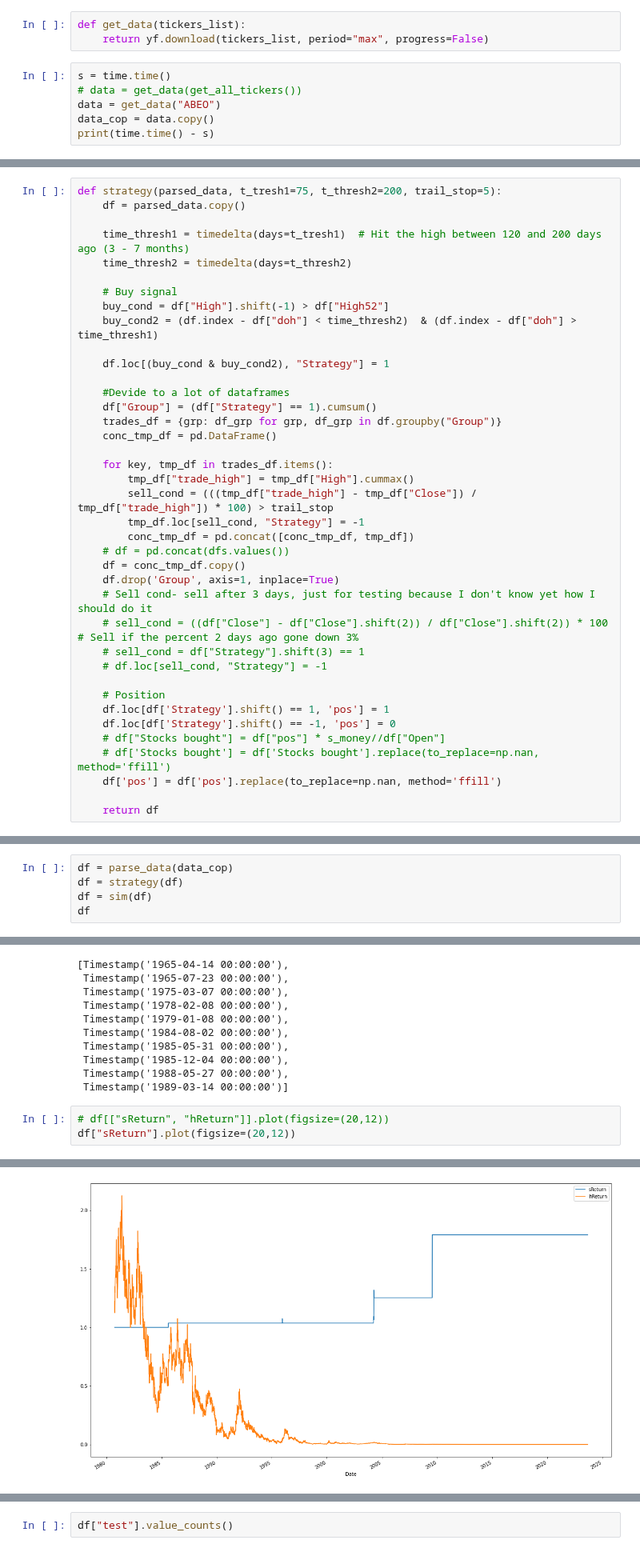
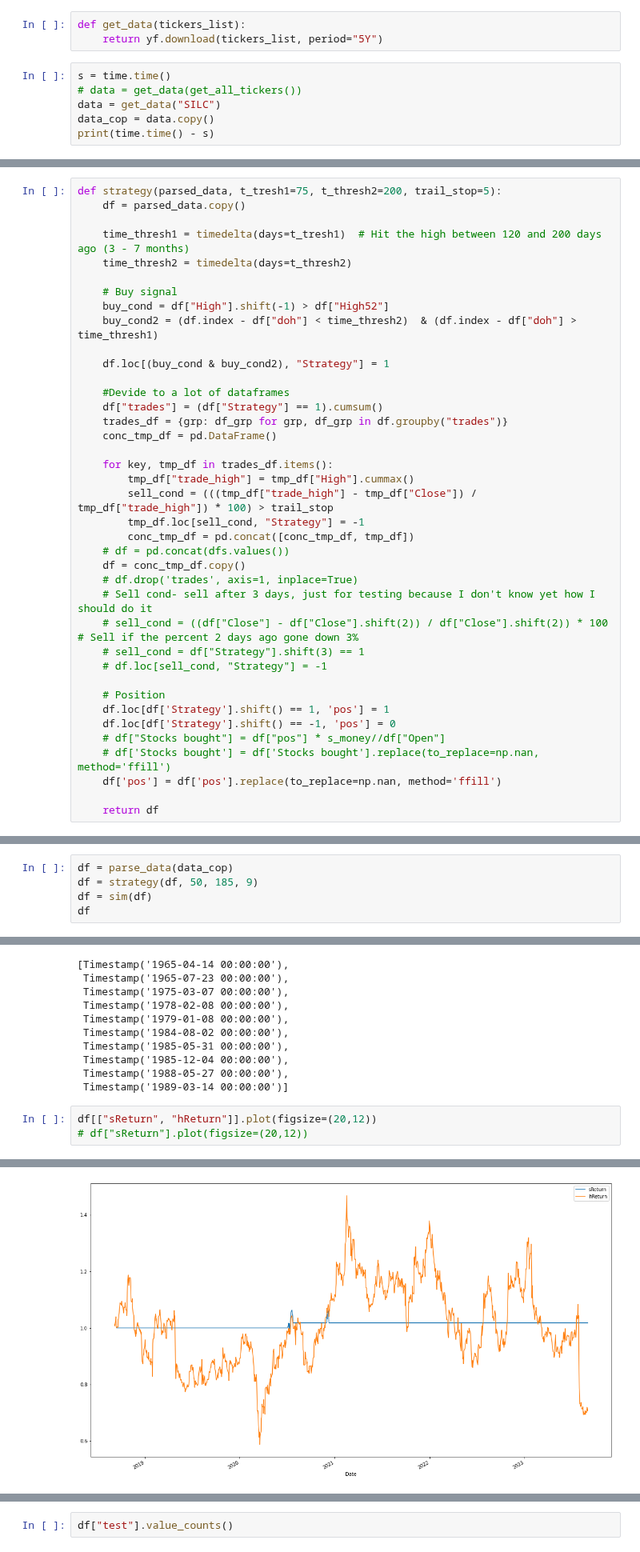
Before and after one commit to Idanq1/Stocks-Strategies, a Jupyter notebook: 52 week/Back testing.ipynb, the cells around one changed output, grey strips where cells are left out. Shown at 80% size. Saved outputs shown, nothing was run; the diff lists cells and outputs as text.

```diff
--- a/52 week/Back testing.ipynb
+++ b/52 week/Back testing.ipynb
@@ -27,11 +28,11 @@ def get_all_tickers(etf=False):
 ### Downloads data
 # %%
 def get_data(tickers_list):
-    return yf.download(tickers_list, period="max", progress=False)
+    return yf.download(tickers_list, period="5Y")
 # %%
 s = time.time()
 # data = get_data(get_all_tickers())
-data = get_data("ABEO")
+data = get_data("SILC")
 data_cop = data.copy()
 print(time.time() - s)
 # %% [output]
@@ -73,8 +74,8 @@ def strategy(parsed_data, t_tresh1=75, t_thresh2=200, trail_stop=5):
     df.loc[(buy_cond & buy_cond2), "Strategy"] = 1
 
     #Devide to a lot of dataframes
-    df["Group"] = (df["Strategy"] == 1).cumsum()
-    trades_df = {grp: df_grp for grp, df_grp in df.groupby("Group")}
+    df["trades"] = (df["Strategy"] == 1).cumsum()
+    trades_df = {grp: df_grp for grp, df_grp in df.groupby("trades")}
     conc_tmp_df = pd.DataFrame()
 
     for key, tmp_df in trades_df.items():
@@ -84,7 +85,7 @@ def strategy(parsed_data, t_tresh1=75, t_thresh2=200, trail_stop=5):
         conc_tmp_df = pd.concat([conc_tmp_df, tmp_df])
     # df = pd.concat(dfs.values())
     df = conc_tmp_df.copy()
-    df.drop('Group', axis=1, inplace=True)
+    # df.drop('trades', axis=1, inplace=True)
     # Sell cond- sell after 3 days, just for testing because I don't know yet how I should do it
     # sell_cond = ((df["Close"] - df["Close"].shift(2)) / df["Close"].shift(2)) * 100  # Sell if the percent 2 days ago gone down 3%
     # sell_cond = df["Strategy"].shift(3) == 1
@@ -176,6 +192,6 @@ mult_opt
 # %%
 df = parse_data(data_cop)
-df = strategy(df)
+df = strategy(df, 50, 185, 9)
 df = sim(df)
 df
 # %% [output]
@@ -208,10 +224,10 @@ df.index[df['Strategy'] == 1].tolist()[:10]
  Timestamp('1988-05-27 00:00:00'),
  Timestamp('1989-03-14 00:00:00')]
 # %%
-# df[["sReturn", "hReturn"]].plot(figsize=(20,12))
-df["sReturn"].plot(figsize=(20,12))
+df[["sReturn", "hReturn"]].plot(figsize=(20,12))
+# df["sReturn"].plot(figsize=(20,12))
 # %% [output]
 <Axes: xlabel='Date'>
-[figure, old version]
+[figure, new version]
 # %%
 # df[815:835]
```
Also changed, not shown: parts of 13 cells of this notebook, 1 other file.
